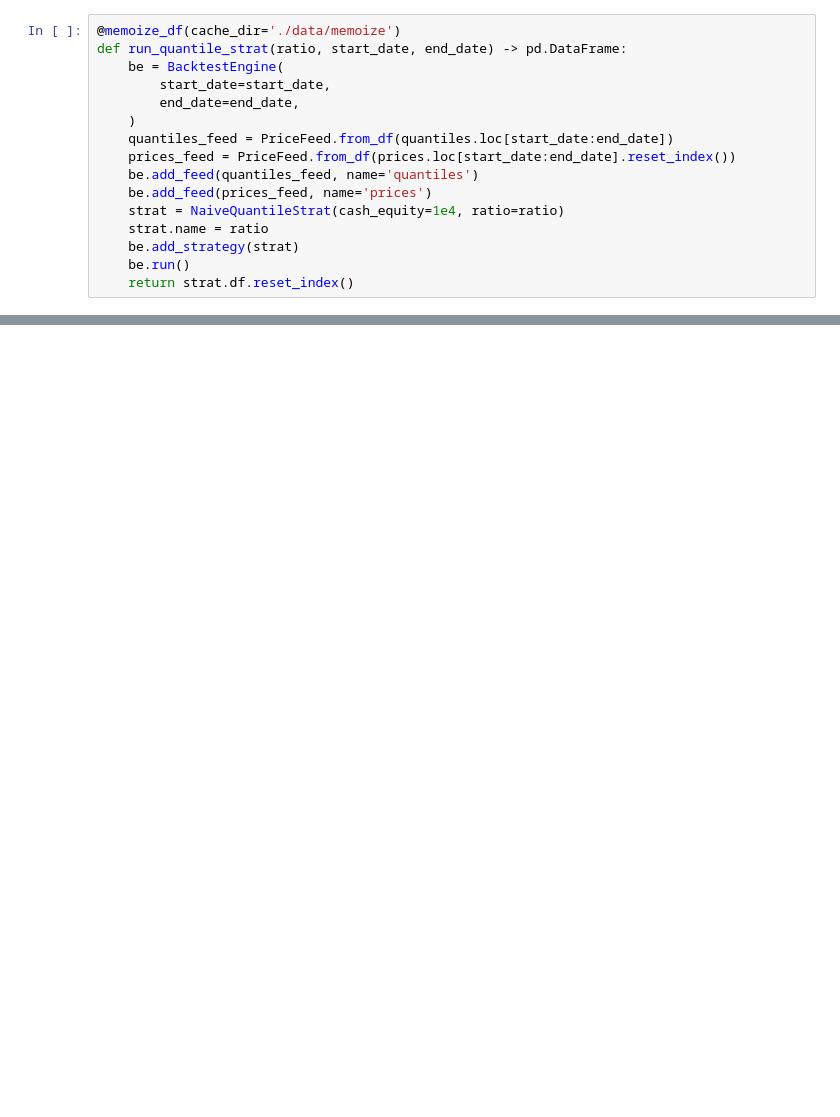
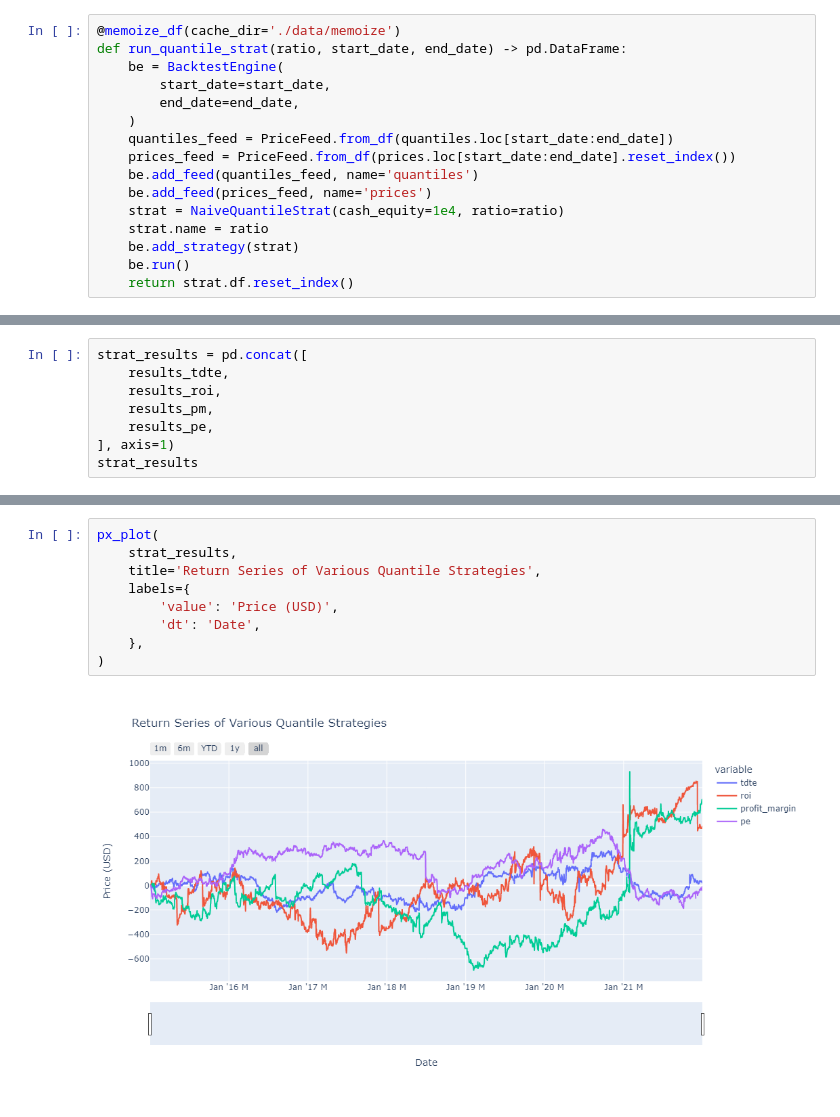
Before and after one commit to ethho/finm-33150, a Jupyter notebook: 20230126_hw3_ho_ethan_12350006.ipynb, the cells around one changed output, grey strips where cells are left out. Saved outputs shown, nothing was run; the diff lists cells and outputs as text; blank space fills up the shorter version.

```diff
--- a/20230126_hw3_ho_ethan_12350006.ipynb
+++ b/20230126_hw3_ho_ethan_12350006.ipynb
@@ -986,0 +1013,8 @@ unique_index_keys
+# %%
+strat_results = pd.concat([
+    results_tdte,
+    results_roi,
+    results_pm,
+    results_pe,
+], axis=1)
+strat_results
@@ -986,0 +1036,11 @@ unique_index_keys
+# %%
+px_plot(
+    strat_results,
+    title='Return Series of Various Quantile Strategies',
+    labels={
+        'value': 'Price (USD)',
+        'dt': 'Date',
+    },
+)
+# %% [output]
+[figure, added]
```
Also changed, not shown: parts of 33 cells of this notebook.
